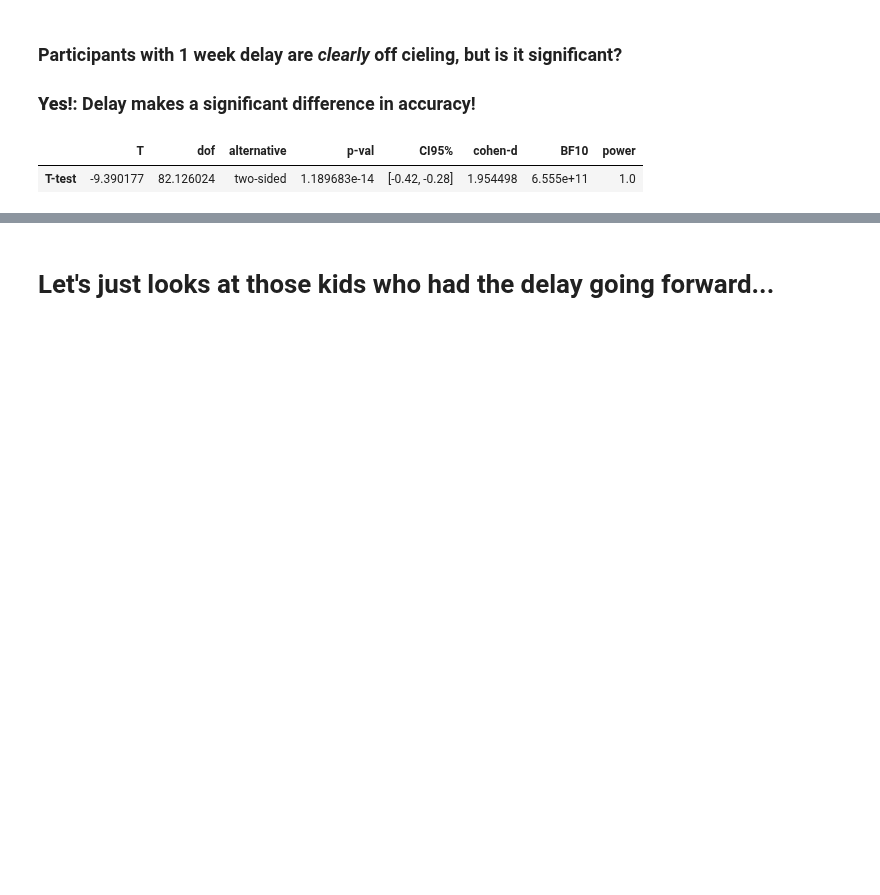
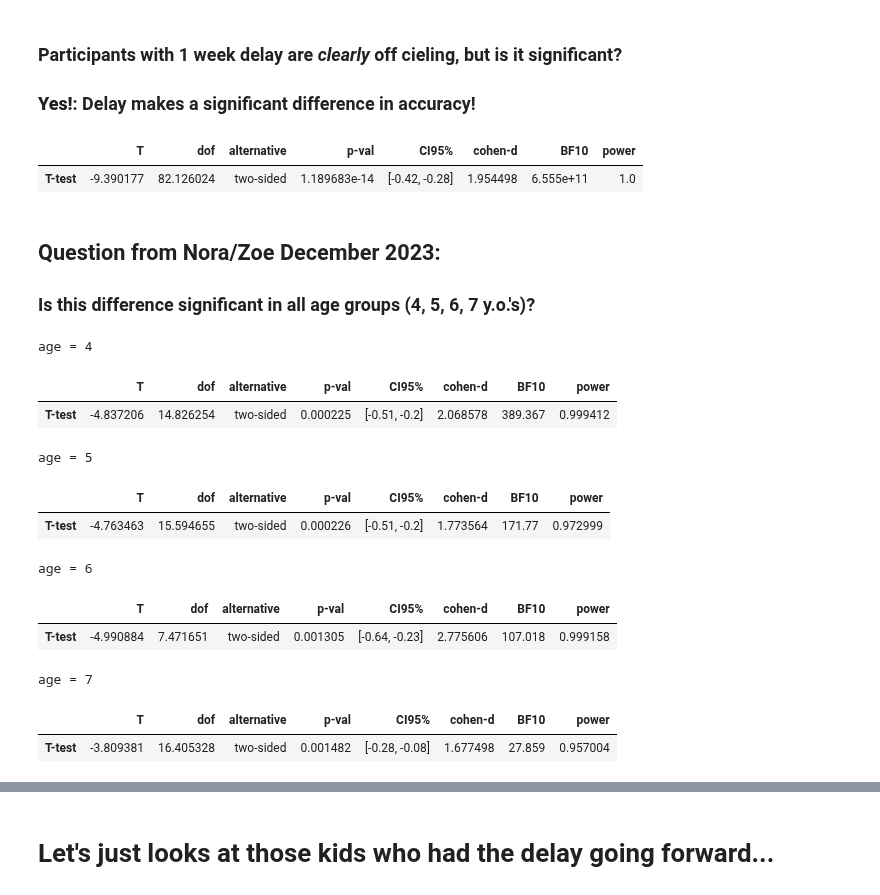
Before and after one commit to samsydco/PSPC, a Jupyter notebook: Results_PS.ipynb, the cells around one changed output, grey strips where cells are left out. Cells and saved outputs as stored; diff of their text form; code cells hidden in the pictures; blank space fills up the shorter version.

Commit message:
Modifying Results_PS.ipynb after December 2023 meeting with Zoe and Nora.

```diff
--- a/Results_PS.ipynb
+++ b/Results_PS.ipynb
@@ -92,3 +92,25 @@ ttest(stackeddf[stackeddf['Delay']==True]['Target'],stackeddf[stackeddf['Delay']
 # %% [output]
 |  | T | dof | alternative | p-val | CI95% | cohen-d | BF10 | power |
 | T-test | -9.390177 | 82.126024 | two-sided | 1.189683e-14 | [-0.42, -0.28] | 1.954498 | 6.555e+11 | 1.0 |
+# %% [markdown]
+## Question from Nora/Zoe December 2023:
+### Is this difference significant in all age groups (4, 5, 6, 7 y.o.'s)?
+# %%
+ages = [4,5,6,7,8]
+for i in range(len(ages)-1):
+    tmpdf = stackeddf[stackeddf['Age'].between(ages[i], ages[i+1])]
+    print('age = '+str(ages[i]))
+    display(ttest(tmpdf[tmpdf['Delay']==True]['Target'],tmpdf[tmpdf['Delay']==False]['Target']))
+# %% [output]
+age = 4
+|  | T | dof | alternative | p-val | CI95% | cohen-d | BF10 | power |
+| T-test | -4.837206 | 14.826254 | two-sided | 0.000225 | [-0.51, -0.2] | 2.068578 | 389.367 | 0.999412 |
+age = 5
+|  | T | dof | alternative | p-val | CI95% | cohen-d | BF10 | power |
+| T-test | -4.763463 | 15.594655 | two-sided | 0.000226 | [-0.51, -0.2] | 1.773564 | 171.77 | 0.972999 |
+age = 6
+|  | T | dof | alternative | p-val | CI95% | cohen-d | BF10 | power |
+| T-test | -4.990884 | 7.471651 | two-sided | 0.001305 | [-0.64, -0.23] | 2.775606 | 107.018 | 0.999158 |
+age = 7
+|  | T | dof | alternative | p-val | CI95% | cohen-d | BF10 | power |
+| T-test | -3.809381 | 16.405328 | two-sided | 0.001482 | [-0.28, -0.08] | 1.677498 | 27.859 | 0.957004 |
```
Also changed, not shown: parts of 9 cells of this notebook.
